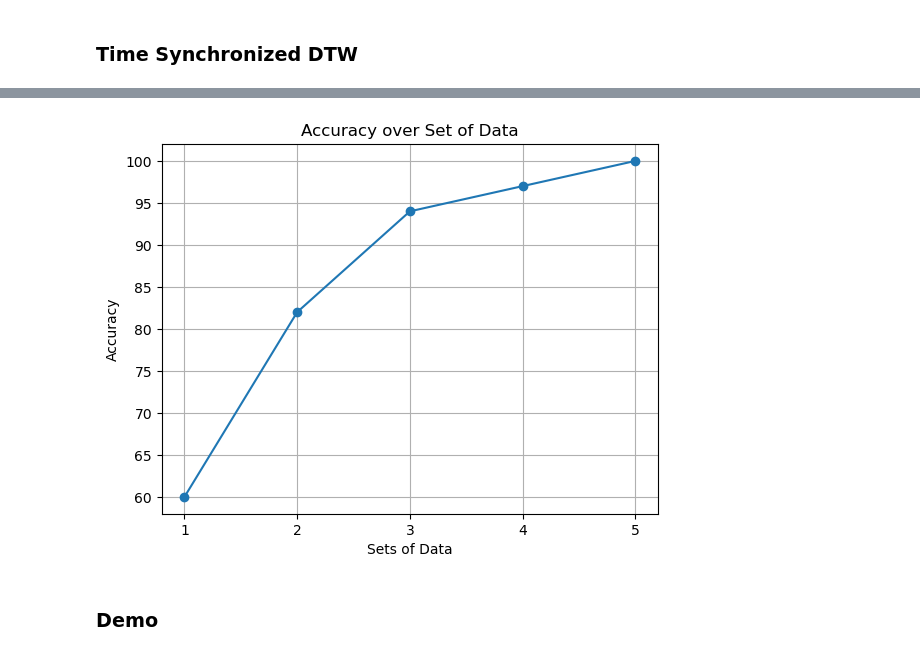
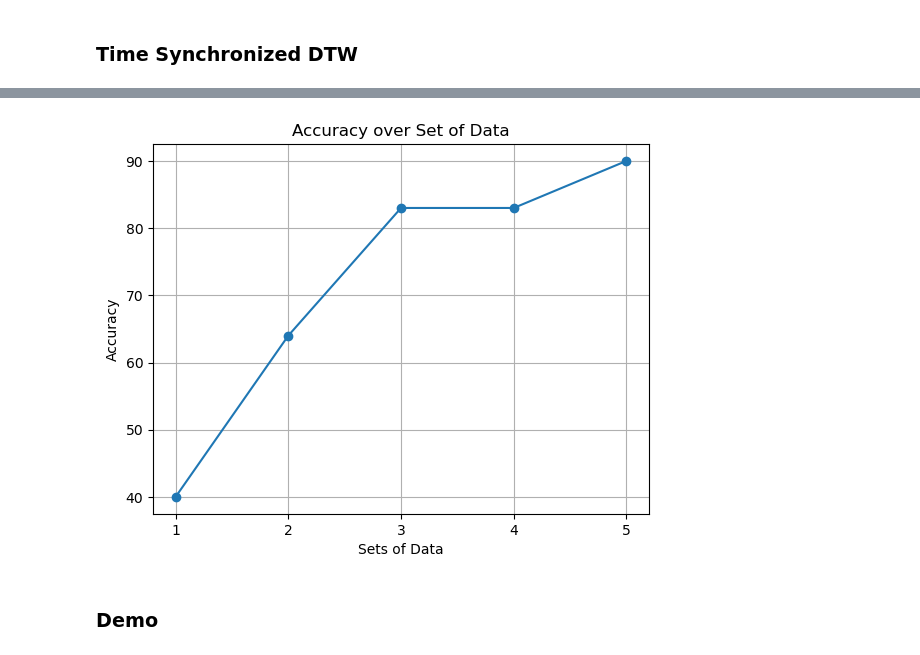
Before and after one commit to loeeeee/CS-304-Speech-Recognition-Code, a Jupyter notebook: src/loe-speech-recognition/project3_interface.ipynb, the cells around one changed output, grey strips where cells are left out. Cells and saved outputs as stored; diff of their text form; code cells hidden in the pictures.

```diff
--- a/src/loe-speech-recognition/project3_interface.ipynb
+++ b/src/loe-speech-recognition/project3_interface.ipynb
@@ -290,18 +434,18 @@ Accuracy: 94.0%
 # %%
 import matplotlib.pyplot as plt
 
-accuracy = [60, 82, 94, 97, 100]
+accuracy = [40, 64, 83, 83, 90]
 epochs = [1, 2, 3, 4, 5]
 
 plt.plot(epochs, accuracy, marker='o', linestyle='-')  # 'o' for markers, '-' for line
 plt.xlabel('Sets of Data')
 plt.ylabel('Accuracy')
 plt.title('Accuracy over Set of Data')
 plt.xticks(epochs)  # Ensure all epoch values are shown on the x-axis
 plt.grid(True)  # Add a grid for better readability (optional)
 plt.show()
 # %% [output]
-[figure, old version]
+[figure, new version]
 # %% [markdown]
 ### Demo
 # %%
```
Also changed, not shown: parts of 7 cells of this notebook, 2 other files.
